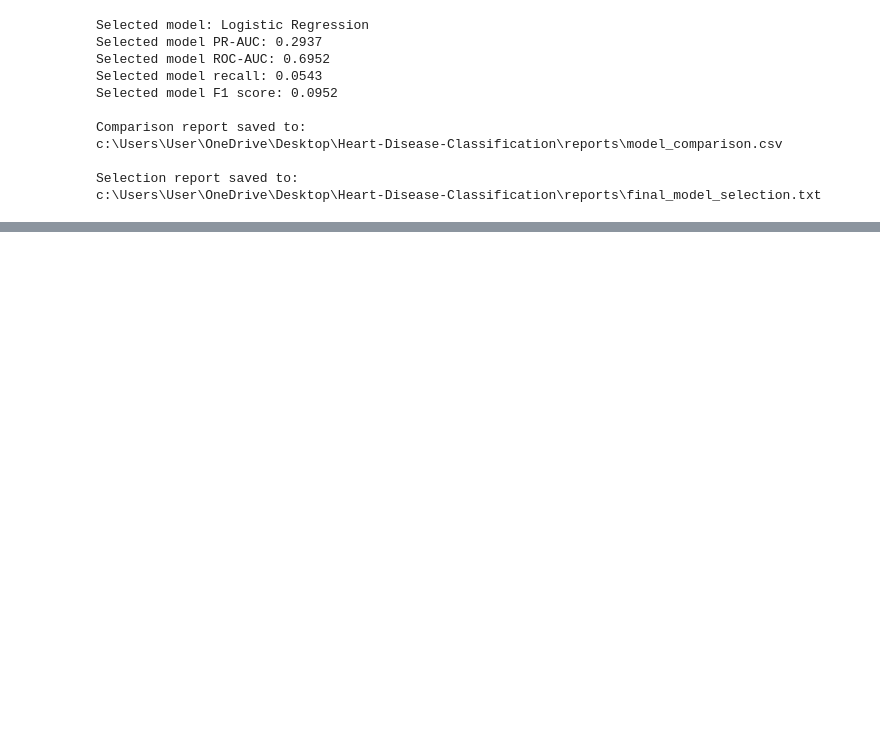
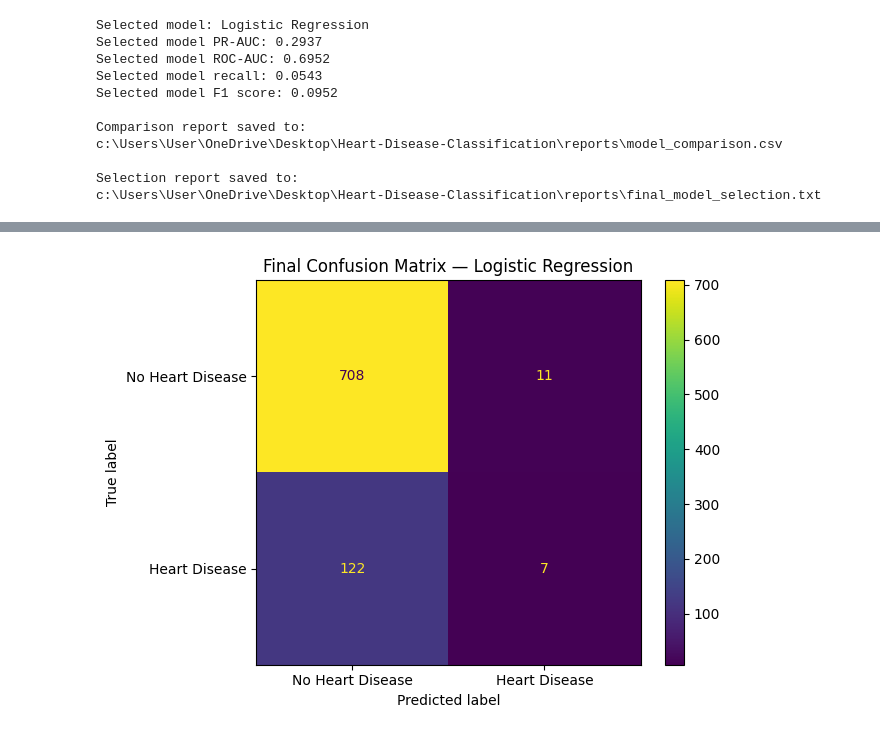
Before and after one commit to SMCodeX7/Heart-Disease-Classification, a Jupyter notebook: notebooks/07-Model_Comparison.ipynb, the cells around one changed output, grey strips where cells are left out. Cells and saved outputs as stored; diff of their text form; code cells hidden in the pictures; blank space fills up the shorter version.

Commit message:
Complete selected model evaluation

```diff
--- a/notebooks/07-Model_Comparison.ipynb
+++ b/notebooks/07-Model_Comparison.ipynb
@@ -722,3 +722,93 @@ c:\Users\User\OneDrive\Desktop\Heart-Disease-Classification\reports\model_compar
 
 Selection report saved to:
 c:\Users\User\OneDrive\Desktop\Heart-Disease-Classification\reports\final_model_selection.txt
+# %%
+from sklearn.metrics import (
+    classification_report,
+    confusion_matrix,
+    ConfusionMatrixDisplay
+)
+
+best_predictions = model_outputs[
+    best_model_name
+]["test_predictions"]
+
+best_probabilities = model_outputs[
+    best_model_name
+]["test_probabilities"]
+
+best_confusion_matrix = confusion_matrix(
+    y_test,
+    best_predictions,
+    labels=[0, 1]
+)
+
+true_negative, false_positive, false_negative, true_positive = (
+    best_confusion_matrix.ravel()
+)
+
+specificity = (
+    true_negative
+    / (true_negative + false_positive)
+)
+
+sensitivity = (
+    true_positive
+    / (true_positive + false_negative)
+)
+
+confusion_summary = pd.DataFrame({
+    "Measurement": [
+        "True Negatives",
+        "False Positives",
+        "False Negatives",
+        "True Positives",
+        "Sensitivity / Recall",
+        "Specificity"
+    ],
+    "Value": [
+        true_negative,
+        false_positive,
+        false_negative,
+        true_positive,
+        round(sensitivity, 4),
+        round(specificity, 4)
+    ]
+})
+
+print("Selected model:", best_model_name)
+
+display(confusion_summary)
+
+print("\nClassification Report:\n")
+
+print(
+    classification_report(
+        y_test,
+        best_predictions,
+        target_names=[
+            "No Heart Disease",
+            "Heart Disease"
+        ],
+        digits=4,
+        zero_division=0
+    )
+)
+
+ConfusionMatrixDisplay(
+    confusion_matrix=best_confusion_matrix,
+    display_labels=[
+        "No Heart Disease",
+        "Heart Disease"
+    ]
+).plot(
+    values_format="d"
+)
+
+plt.title(
+    f"Final Confusion Matrix — {best_model_name}"
+)
+
+plt.tight_layout()
+plt.show()
+# %% [output]
@@ -724,0 +833 @@ c:\Users\User\OneDrive\Desktop\Heart-Disease-Classification\reports\final_model_
+[figure, added]
```
Also changed, not shown: parts of 1 cell of this notebook.
